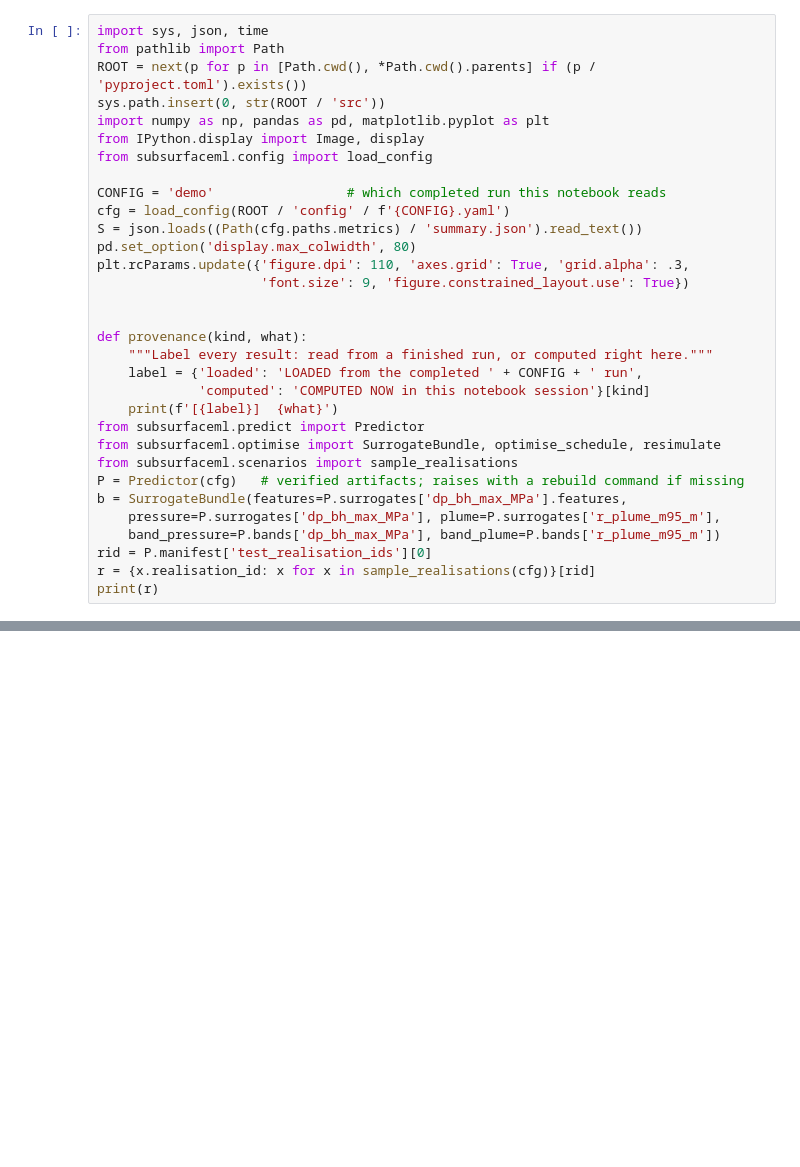
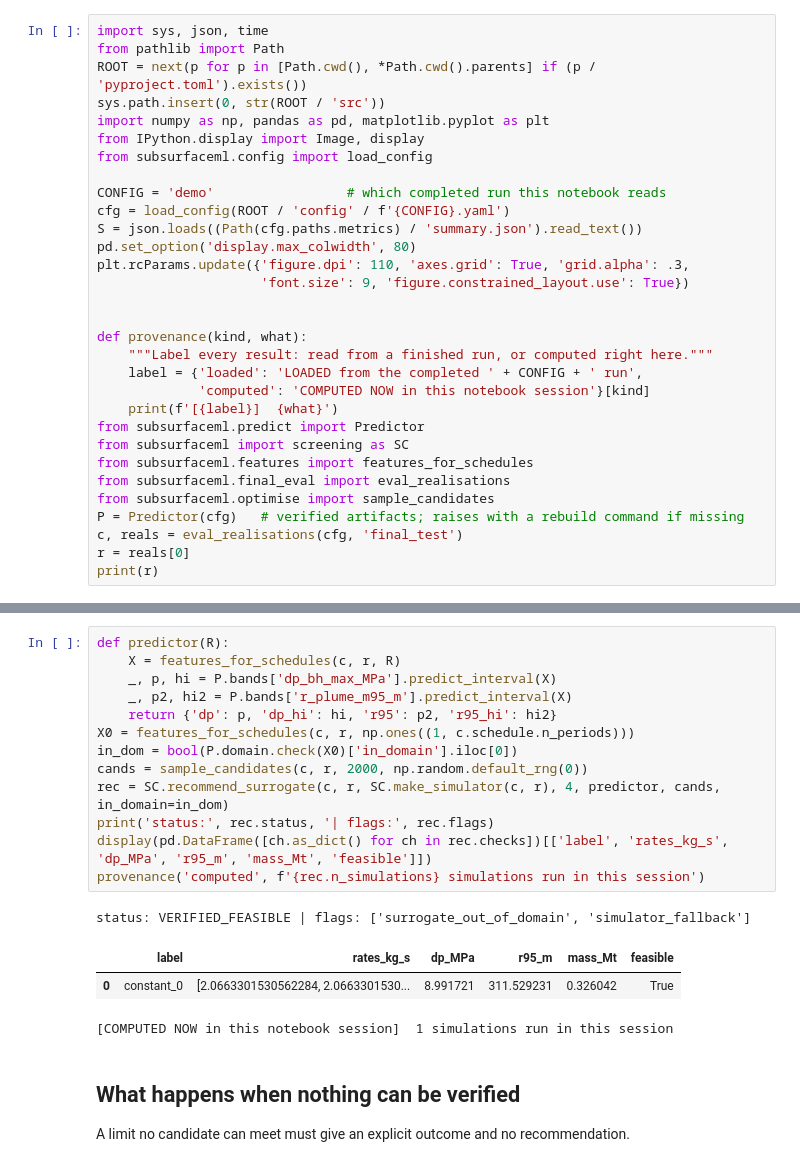
Before and after one commit to abdelghafarfouda/manchester-msc-projects, a Jupyter notebook: advanced-subsurface-modelling/SubsurfaceML/notebooks/supporting/s4_schedule_screening.ipynb, the cells around one changed output, grey strips where cells are left out. Drawn from its saved outputs; the diff is of its cells as text; blank space fills up the shorter version.

```diff
--- a/advanced-subsurface-modelling/SubsurfaceML/notebooks/supporting/s4_schedule_screening.ipynb
+++ b/advanced-subsurface-modelling/SubsurfaceML/notebooks/supporting/s4_schedule_screening.ipynb
@@ -27,13 +27,12 @@ def provenance(kind, what):
              'computed': 'COMPUTED NOW in this notebook session'}[kind]
     print(f'[{label}]  {what}')
 from subsurfaceml.predict import Predictor
-from subsurfaceml.optimise import SurrogateBundle, optimise_schedule, resimulate
-from subsurfaceml.scenarios import sample_realisations
+from subsurfaceml import screening as SC
+from subsurfaceml.features import features_for_schedules
+from subsurfaceml.final_eval import eval_realisations
+from subsurfaceml.optimise import sample_candidates
 P = Predictor(cfg)   # verified artifacts; raises with a rebuild command if missing
-b = SurrogateBundle(features=P.surrogates['dp_bh_max_MPa'].features,
-    pressure=P.surrogates['dp_bh_max_MPa'], plume=P.surrogates['r_plume_m95_m'],
-    band_pressure=P.bands['dp_bh_max_MPa'], band_plume=P.bands['r_plume_m95_m'])
-rid = P.manifest['test_realisation_ids'][0]
-r = {x.realisation_id: x for x in sample_realisations(cfg)}[rid]
+c, reals = eval_realisations(cfg, 'final_test')
+r = reals[0]
 print(r)
 # %% [output]
@@ -54,0 +40,22 @@ display(pd.DataFrame(rows)[['label','rates_kg_s','sim_mass_injected_Mt','sim_dp_
+# %%
+def predictor(R):
+    X = features_for_schedules(c, r, R)
+    _, p, hi = P.bands['dp_bh_max_MPa'].predict_interval(X)
+    _, p2, hi2 = P.bands['r_plume_m95_m'].predict_interval(X)
+    return {'dp': p, 'dp_hi': hi, 'r95': p2, 'r95_hi': hi2}
+X0 = features_for_schedules(c, r, np.ones((1, c.schedule.n_periods)))
+in_dom = bool(P.domain.check(X0)['in_domain'].iloc[0])
+cands = sample_candidates(c, r, 2000, np.random.default_rng(0))
+rec = SC.recommend_surrogate(c, r, SC.make_simulator(c, r), 4, predictor, cands, in_domain=in_dom)
+print('status:', rec.status, '| flags:', rec.flags)
+display(pd.DataFrame([ch.as_dict() for ch in rec.checks])[['label', 'rates_kg_s', 'dp_MPa', 'r95_m', 'mass_Mt', 'feasible']])
+provenance('computed', f'{rec.n_simulations} simulations run in this session')
+# %% [output]
+status: VERIFIED_FEASIBLE | flags: ['surrogate_out_of_domain', 'simulator_fallback']
+|  | label | rates_kg_s | dp_MPa | r95_m | mass_Mt | feasible |
+| 0 | constant_0 | [2.0663301530562284, 2.0663301530... | 8.991721 | 311.529231 | 0.326042 | True |
+[COMPUTED NOW in this notebook session]  1 simulations run in this session
+# %% [markdown]
+## What happens when nothing can be verified
+
+A limit no candidate can meet must give an explicit outcome and no recommendation.
```
Also changed, not shown: parts of 8 cells of this notebook, 54 other files.
